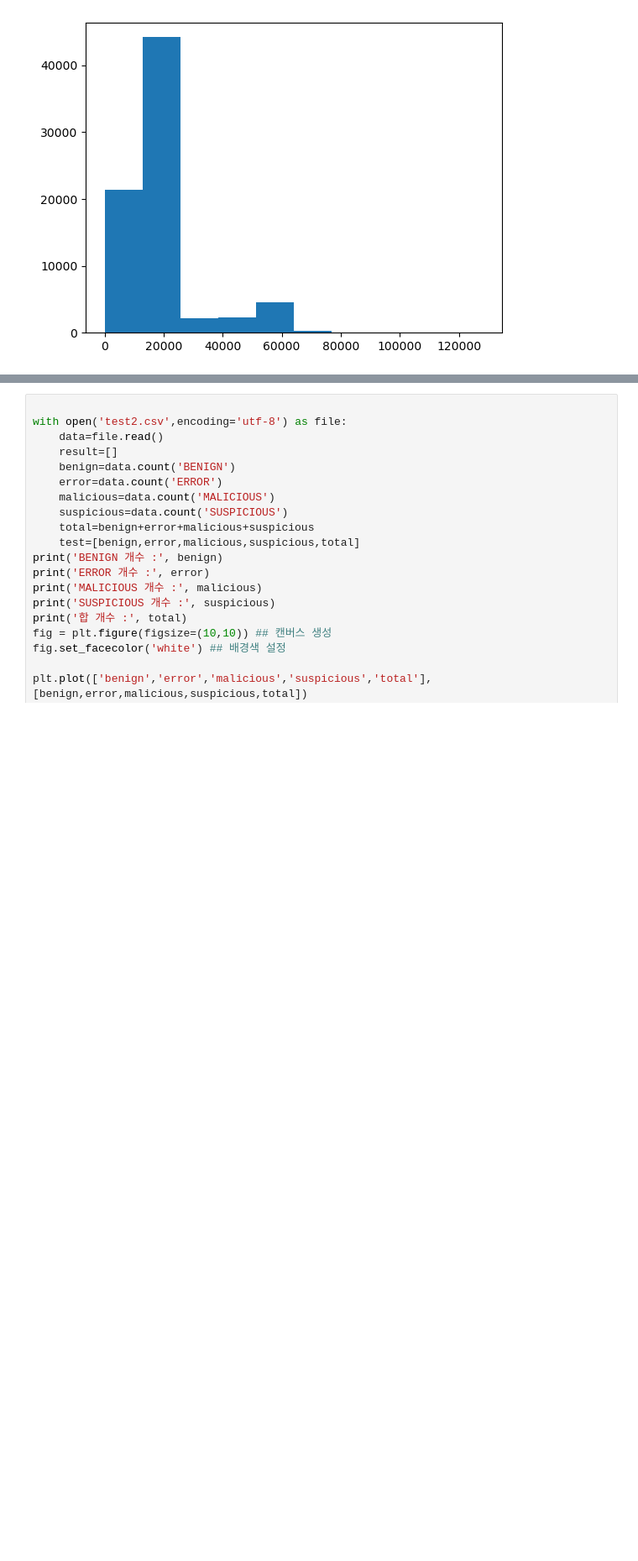
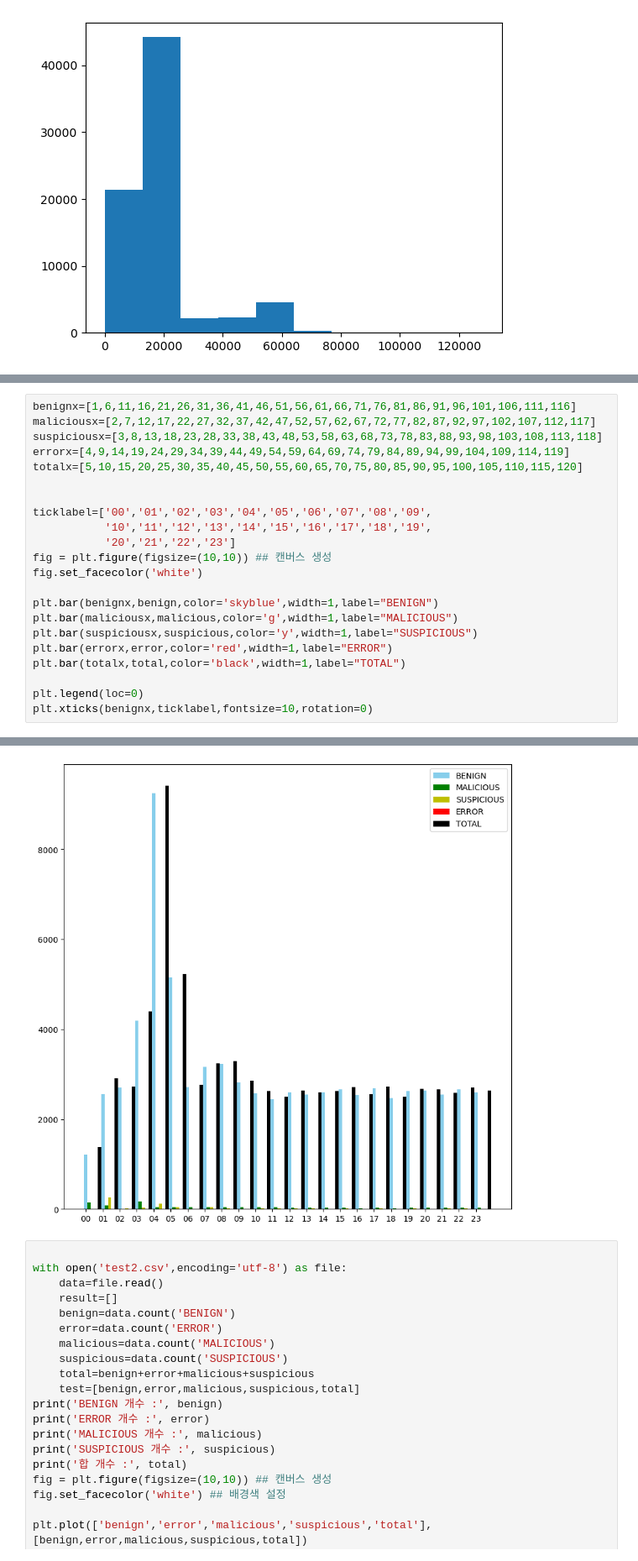
Before and after one commit to alswooy/pyCSV, a Jupyter notebook: seculeterdata (1).ipynb, the cells around one changed output, grey strips where cells are left out. Shown: that part at 84% size. Drawn from its saved outputs; the diff is of its cells as text; blank space fills up the shorter version.

```diff
--- a/seculeterdata (1).ipynb
+++ b/seculeterdata (1).ipynb
@@ -668,0 +700,23 @@ NameError: name 'value23' is not defined
+# %%
+benignx=[1,6,11,16,21,26,31,36,41,46,51,56,61,66,71,76,81,86,91,96,101,106,111,116]
+maliciousx=[2,7,12,17,22,27,32,37,42,47,52,57,62,67,72,77,82,87,92,97,102,107,112,117]
+suspiciousx=[3,8,13,18,23,28,33,38,43,48,53,58,63,68,73,78,83,88,93,98,103,108,113,118]
+errorx=[4,9,14,19,24,29,34,39,44,49,54,59,64,69,74,79,84,89,94,99,104,109,114,119]
+totalx=[5,10,15,20,25,30,35,40,45,50,55,60,65,70,75,80,85,90,95,100,105,110,115,120]
+
+
+ticklabel=['00','01','02','03','04','05','06','07','08','09',
+           '10','11','12','13','14','15','16','17','18','19',
+           '20','21','22','23']
+fig = plt.figure(figsize=(10,10)) ## 캔버스 생성
+fig.set_facecolor('white')
+
+plt.bar(benignx,benign,color='skyblue',width=1,label="BENIGN")
+plt.bar(maliciousx,malicious,color='g',width=1,label="MALICIOUS")
+plt.bar(suspiciousx,suspicious,color='y',width=1,label="SUSPICIOUS")
+plt.bar(errorx,error,color='red',width=1,label="ERROR")
+plt.bar(totalx,total,color='black',width=1,label="TOTAL")
+
+plt.legend(loc=0)
+plt.xticks(benignx,ticklabel,fontsize=10,rotation=0)
+# %% [output]
@@ -669,3 +740,4 @@ NameError: name 'value23' is not defined
+[figure, added]
 # %%
 
 with open('test2.csv',encoding='utf-8') as file:
```
Also changed, not shown: parts of 4 cells of this notebook.
